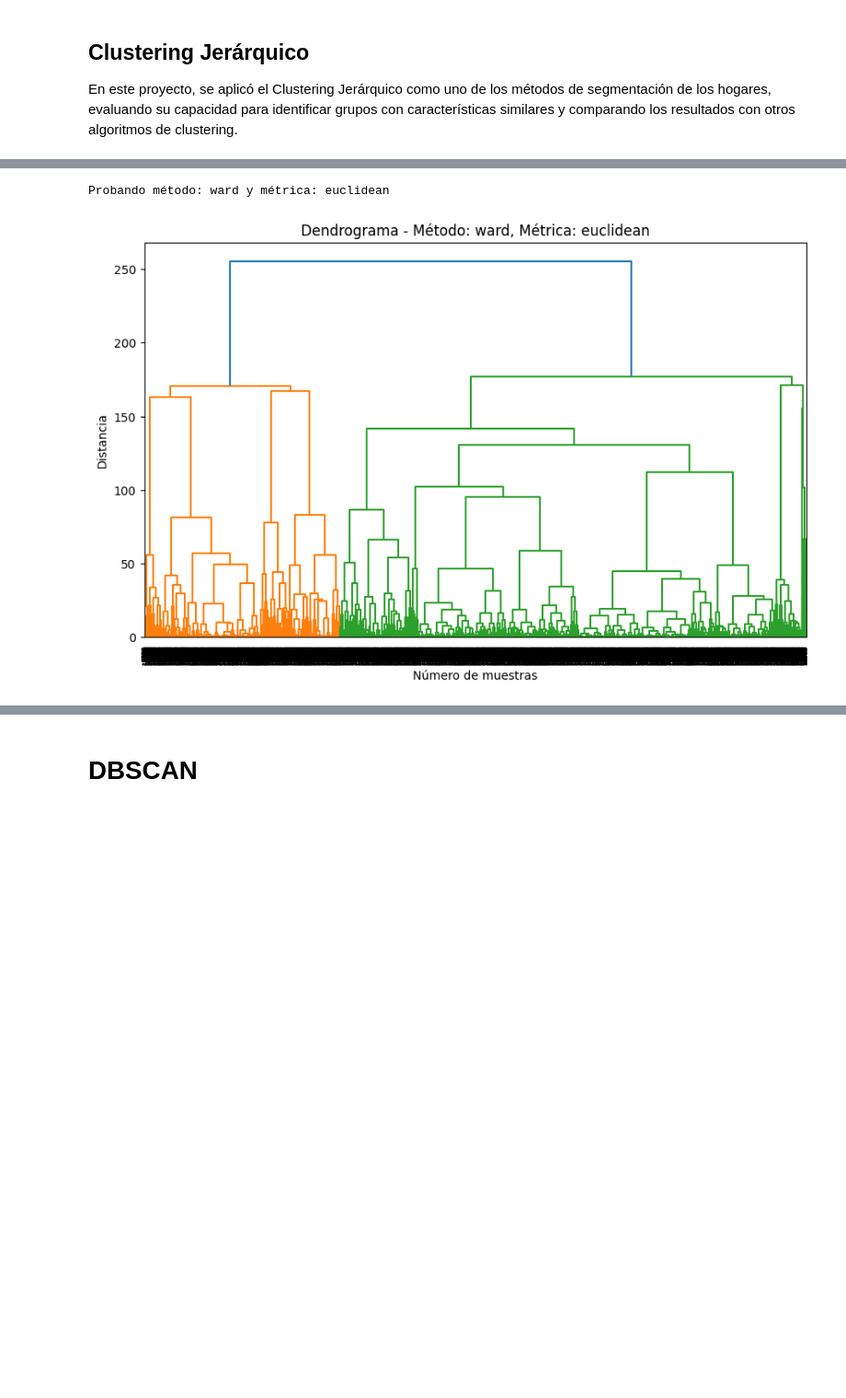
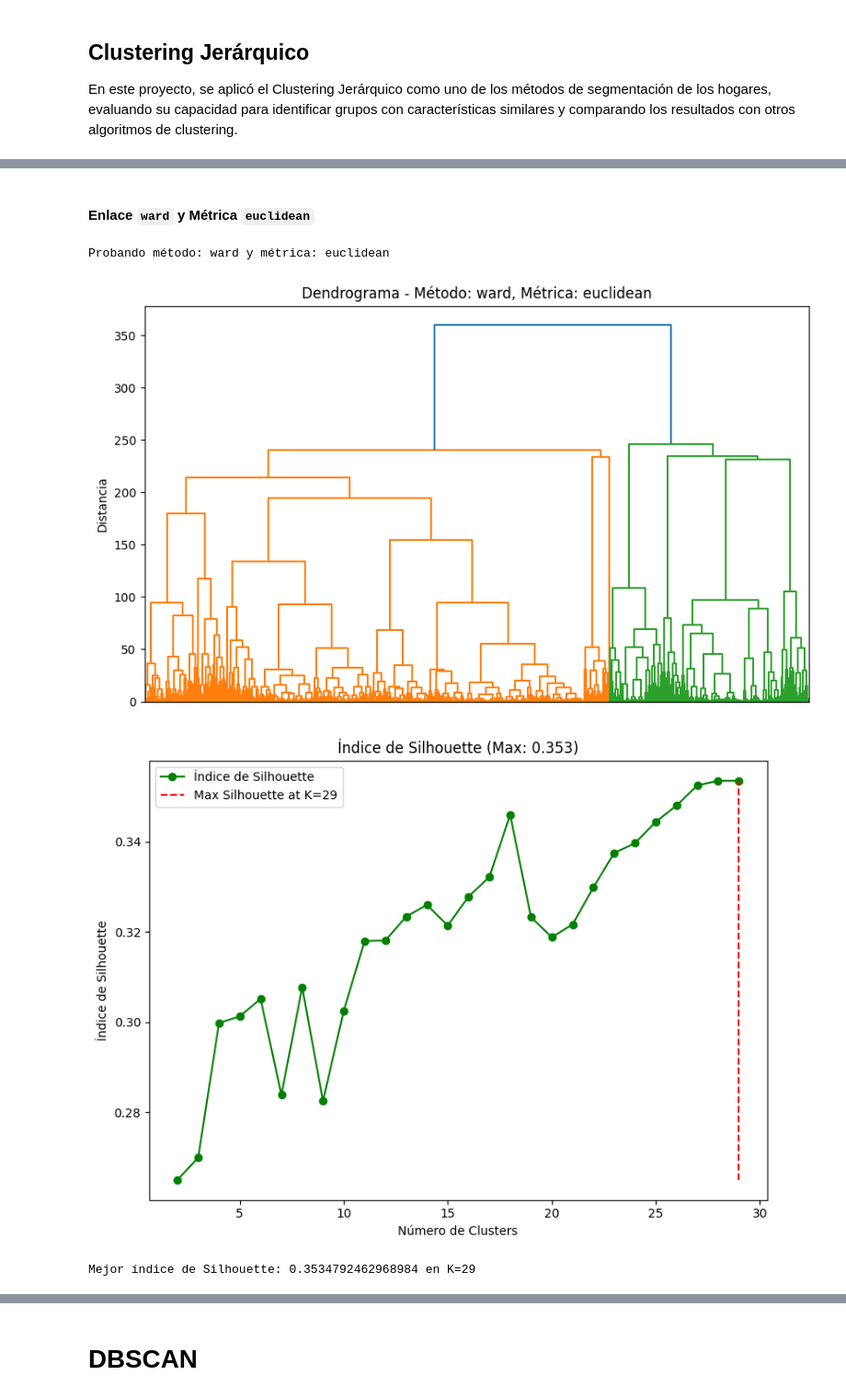
Before and after one commit to kellyninor/ProyectoCare, a Jupyter notebook: code/segmentacion.ipynb, the cells around one changed output, grey strips where cells are left out. Shown at 92% size. Saved outputs shown, nothing was run; the diff lists cells and outputs as text; code cells hidden in the pictures; blank space fills up the shorter version.

Commit message:
Inclusión Resultados de clustering Jerarquico

```diff
--- a/code/segmentacion.ipynb
+++ b/code/segmentacion.ipynb
@@ -932,24 +908,20 @@ def clustering_jerarquico(data, metodo, metric='euclidean'):
+# %% [markdown]
+#### Enlace `ward` y Métrica `euclidean`
 # %%
-# Muestreo del 25% del dataset original (antes de PCA)
-data_sampled = data_scaled_df.sample(frac=0.25, random_state=42)
+# Muestreo del 50% del dataset original (antes de PCA)
+data_sampled = data_scaled_df.sample(frac=0.50, random_state=42)
 
 # Aplicación de PCA a la muestra reducida
 pca = PCA(n_components=0.95)  # Mantener el 95% de la varianza
 data_pca_sampled = pca.fit_transform(data_sampled)
-
-# Probar los métodos recomendados
-# pruebas = [
-#     ('ward', 'euclidean'),
-#     ('complete', 'euclidean'),
-#     ('complete', 'manhattan'),
-#     ('average', 'cosine')
-# ]
-
-pruebas = [('ward', 'euclidean')]
-
-for metodo, metric in pruebas:
-    print(f'\nProbando método: {metodo} y métrica: {metric}')
-    clustering_jerarquico(data_sampled, metodo, metric)
-# %% [output]
-Probando método: ward y métrica: euclidean
-[figure, removed]
+# %%
+pruebas = [ ('ward', 'euclidean')]        # Ward solo funciona con euclidean
+
+for metodo, metric in pruebas:
+    print(f'\nProbando método: {metodo} y métrica: {metric}')
+    clustering_jerarquico(data_pca_sampled, metodo, metric)
+# %% [output]
+Probando método: ward y métrica: euclidean
+[figure, added]
+[figure, added]
+Mejor índice de Silhouette: 0.3534792462968984 en K=29
```
Also changed, not shown: parts of 12 cells of this notebook, 3 other files.
